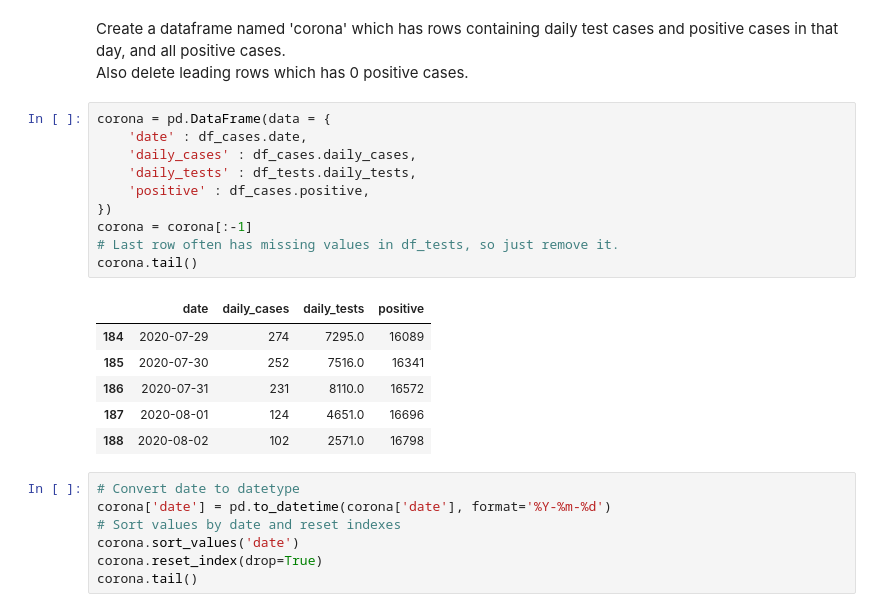
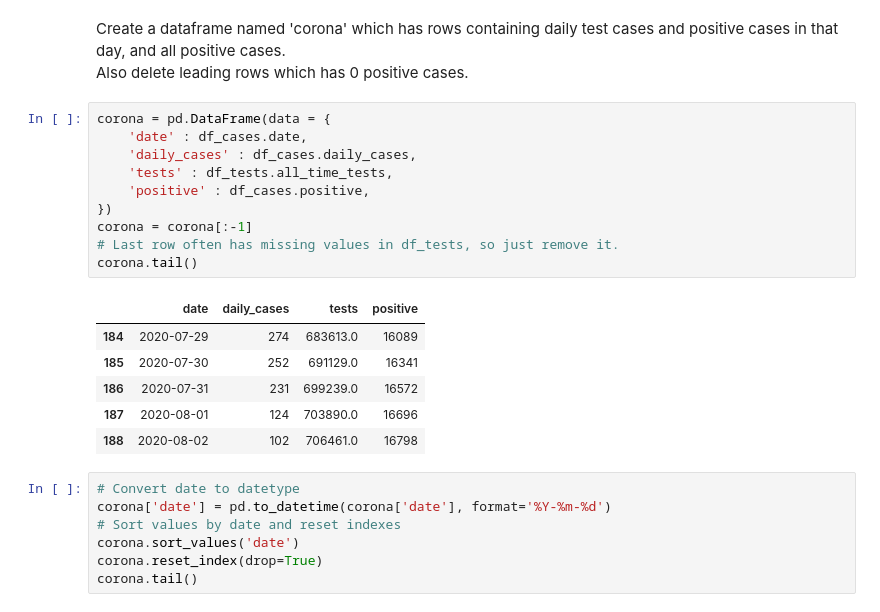
Before and after one commit to Gregofi/corona-czechia, a Jupyter notebook: corona.ipynb, the cells around one changed output. Saved outputs shown, nothing was run; the diff lists cells and outputs as text.

```diff
--- a/corona.ipynb
+++ b/corona.ipynb
@@ -49,20 +49,20 @@ Also delete leading rows which has 0 positive cases.
 # %%
 corona = pd.DataFrame(data = {
     'date' : df_cases.date,
     'daily_cases' : df_cases.daily_cases,
-    'daily_tests' : df_tests.daily_tests,
+    'tests' : df_tests.all_time_tests,
     'positive' : df_cases.positive,
 })
 corona = corona[:-1]
 # Last row often has missing values in df_tests, so just remove it.
 corona.tail()
 # %% [output]
-|  | date | daily_cases | daily_tests | positive |
-| 184 | 2020-07-29 | 274 | 7295.0 | 16089 |
-| 185 | 2020-07-30 | 252 | 7516.0 | 16341 |
-| 186 | 2020-07-31 | 231 | 8110.0 | 16572 |
-| 187 | 2020-08-01 | 124 | 4651.0 | 16696 |
-| 188 | 2020-08-02 | 102 | 2571.0 | 16798 |
+|  | date | daily_cases | tests | positive |
+| 184 | 2020-07-29 | 274 | 683613.0 | 16089 |
+| 185 | 2020-07-30 | 252 | 691129.0 | 16341 |
+| 186 | 2020-07-31 | 231 | 699239.0 | 16572 |
+| 187 | 2020-08-01 | 124 | 703890.0 | 16696 |
+| 188 | 2020-08-02 | 102 | 706461.0 | 16798 |
 # %%
 # Convert date to datetype
 corona['date'] = pd.to_datetime(corona['date'], format='%Y-%m-%d')
```
Also changed, not shown: parts of 6 cells of this notebook.
